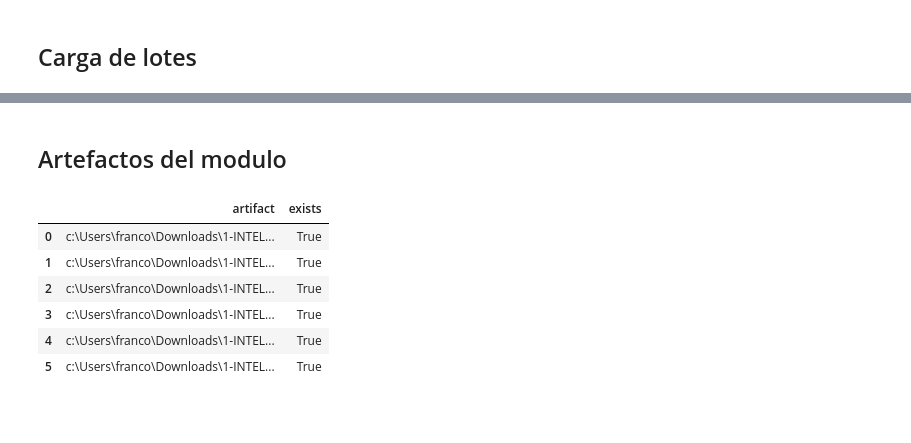
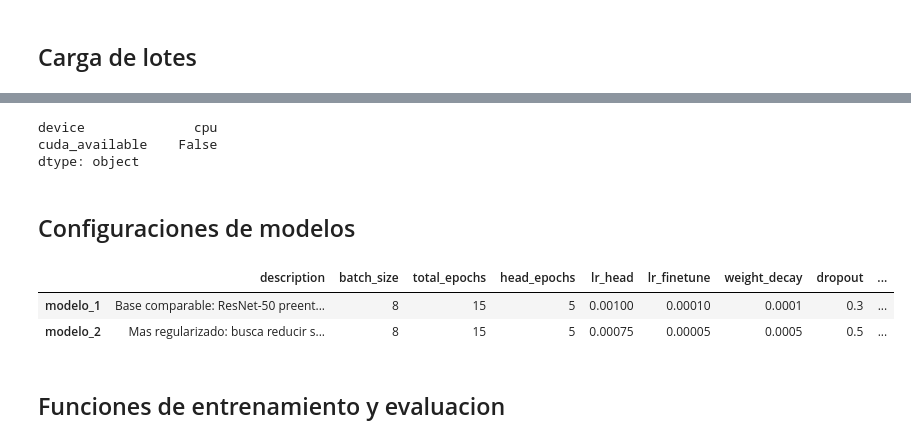
Before and after one commit to 90sfranco/detector-hurto-video, a Jupyter notebook: ENTREGA_3/notebooks/04_clasificacion_cnn.ipynb, the cells around one changed output, grey strips where cells are left out. Drawn from its saved outputs; the diff is of its cells as text; code cells hidden in the pictures; blank space fills up the shorter version.

```diff
--- a/ENTREGA_3/notebooks/04_clasificacion_cnn.ipynb
+++ b/ENTREGA_3/notebooks/04_clasificacion_cnn.ipynb
@@ -508,20 +159,50 @@ test_metrics
-# %% [markdown]
-## Artefactos del modulo
-# %%
-artifact_paths = [
-    MODEL_OUTPUT_DIR / "best_model.pt",
-    MODEL_OUTPUT_DIR / "last_model.pt",
-    METRICS_OUTPUT_DIR / "train_history.csv",
-    METRICS_OUTPUT_DIR / "test_metrics.json",
-    FIGURES_OUTPUT_DIR / "loss_curve.png",
-    FIGURES_OUTPUT_DIR / "confusion_matrix.png",
-]
-pd.DataFrame({"artifact": [str(path) for path in artifact_paths], "exists": [path.exists() for path in artifact_paths]})
-# %% [output]
-|  | artifact | exists |
-| 0 | c:\Users\franco\Downloads\1-INTEL... | True |
-| 1 | c:\Users\franco\Downloads\1-INTEL... | True |
-| 2 | c:\Users\franco\Downloads\1-INTEL... | True |
-| 3 | c:\Users\franco\Downloads\1-INTEL... | True |
-| 4 | c:\Users\franco\Downloads\1-INTEL... | True |
-| 5 | c:\Users\franco\Downloads\1-INTEL... | True |
+# %%
+device = torch.device("cuda" if DEVICE_NAME == "auto" and torch.cuda.is_available() else DEVICE_NAME if DEVICE_NAME != "auto" else "cpu")
+pd.Series({"device": str(device), "cuda_available": torch.cuda.is_available()})
+# %% [output]
+device              cpu
+cuda_available    False
+dtype: object
+# %% [markdown]
+## Configuraciones de modelos
+# %%
+MODEL_CONFIGS = {
+    "modelo_1": {
+        "description": "Base comparable: ResNet-50 preentrenada, cabeza primero y fine-tuning de layer4.",
+        "batch_size": 8,
+        "total_epochs": 15,
+        "head_epochs": 5,
+        "lr_head": 1e-3,
+        "lr_finetune": 1e-4,
+        "weight_decay": 1e-4,
+        "dropout": 0.30,
+        "pretrained": True,
+        "freeze_backbone": True,
+        "unfreeze_layer4": True,
+        "early_stopping": True,
+        "early_stopping_patience": 4,
+    },
+    "modelo_2": {
+        "description": "Mas regularizado: busca reducir sobreajuste con mas dropout, mas weight decay y LR menor.",
+        "batch_size": 8,
+        "total_epochs": 15,
+        "head_epochs": 5,
+        "lr_head": 7.5e-4,
+        "lr_finetune": 5e-5,
+        "weight_decay": 5e-4,
+        "dropout": 0.50,
+        "pretrained": True,
+        "freeze_backbone": True,
+        "unfreeze_layer4": True,
+        "early_stopping": True,
+        "early_stopping_patience": 5,
+    },
+}
+
+pd.DataFrame.from_dict(MODEL_CONFIGS, orient="index")
+# %% [output]
+|  | description | batch_size | total_epochs | head_epochs | lr_head | lr_finetune | weight_decay | dropout | ... |
+| modelo_1 | Base comparable: ResNet-50 preent... | 8 | 15 | 5 | 0.00100 | 0.00010 | 0.0001 | 0.3 | ... |
+| modelo_2 | Mas regularizado: busca reducir s... | 8 | 15 | 5 | 0.00075 | 0.00005 | 0.0005 | 0.5 | ... |
+# %% [markdown]
+## Funciones de entrenamiento y evaluacion
```
Also changed, not shown: parts of 25 cells of this notebook, 15 other files.
